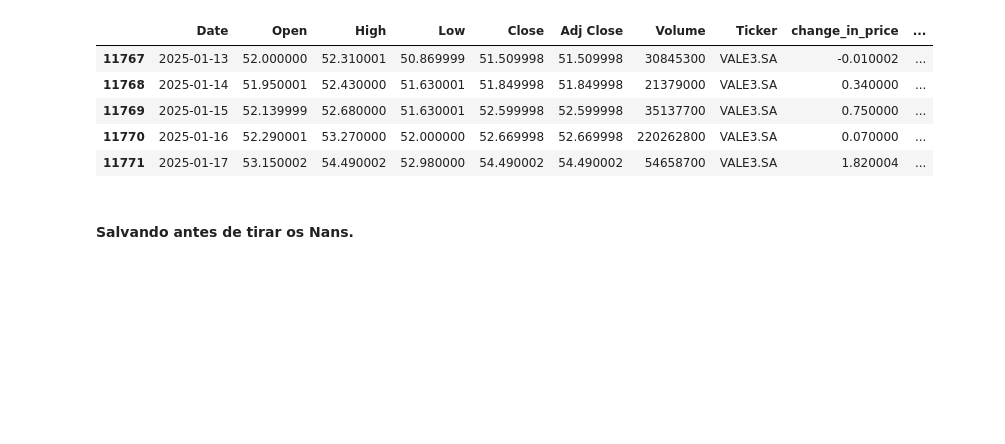
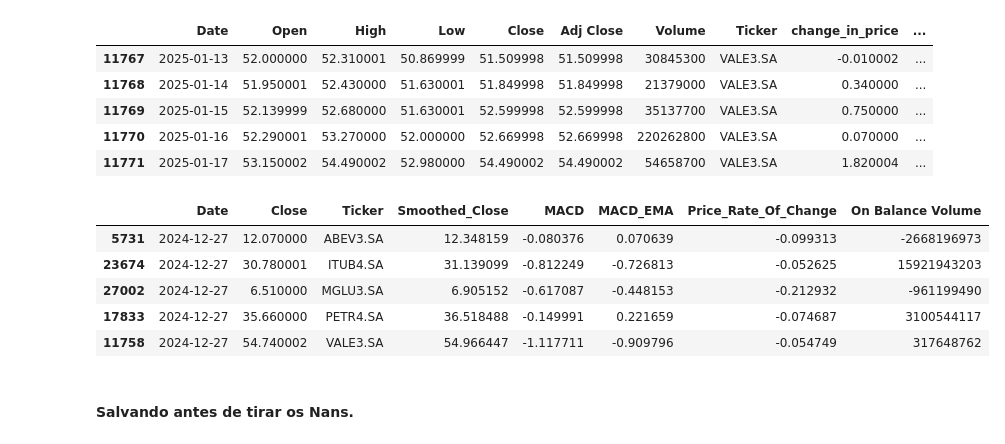
Before and after one commit to Bruno-Santana-Eco/TCC_Machine_learning, a Jupyter notebook: Random Forest_D10.ipynb, the cells around one changed output. Saved outputs shown, nothing was run; the diff lists cells and outputs as text; code cells hidden in the pictures; blank space fills up the shorter version.

```diff
--- a/Random Forest_D10.ipynb
+++ b/Random Forest_D10.ipynb
@@ -512,6 +512,15 @@ price_data.tail()
 | 11769 | 2025-01-15 | 52.139999 | 52.680000 | 51.630001 | 52.599998 | 52.599998 | 35137700 | VALE3.SA | 0.750000 | ... |
 | 11770 | 2025-01-16 | 52.290001 | 53.270000 | 52.000000 | 52.669998 | 52.669998 | 220262800 | VALE3.SA | 0.070000 | ... |
 | 11771 | 2025-01-17 | 53.150002 | 54.490002 | 52.980000 | 54.490002 | 54.490002 | 54658700 | VALE3.SA | 1.820004 | ... |
+# %%
+price_data.loc[price_data['Date']== '2024-12-27', ['Date','Close','Ticker','Smoothed_Close','MACD','MACD_EMA','Price_Rate_Of_Change', 'On Balance Volume']]
+# %% [output]
+|  | Date | Close | Ticker | Smoothed_Close | MACD | MACD_EMA | Price_Rate_Of_Change | On Balance Volume |
+| 5731 | 2024-12-27 | 12.070000 | ABEV3.SA | 12.348159 | -0.080376 | 0.070639 | -0.099313 | -2668196973 |
+| 23674 | 2024-12-27 | 30.780001 | ITUB4.SA | 31.139099 | -0.812249 | -0.726813 | -0.052625 | 15921943203 |
+| 27002 | 2024-12-27 | 6.510000 | MGLU3.SA | 6.905152 | -0.617087 | -0.448153 | -0.212932 | -961199490 |
+| 17833 | 2024-12-27 | 35.660000 | PETR4.SA | 36.518488 | -0.149991 | 0.221659 | -0.074687 | 3100544117 |
+| 11758 | 2024-12-27 | 54.740002 | VALE3.SA | 54.966447 | -1.117711 | -0.909796 | -0.054749 | 317648762 |
 # %% [markdown]
 #### Salvando antes de tirar os Nans.
 # %%
```
Also changed, not shown: parts of 6 cells of this notebook, 1 other file.
